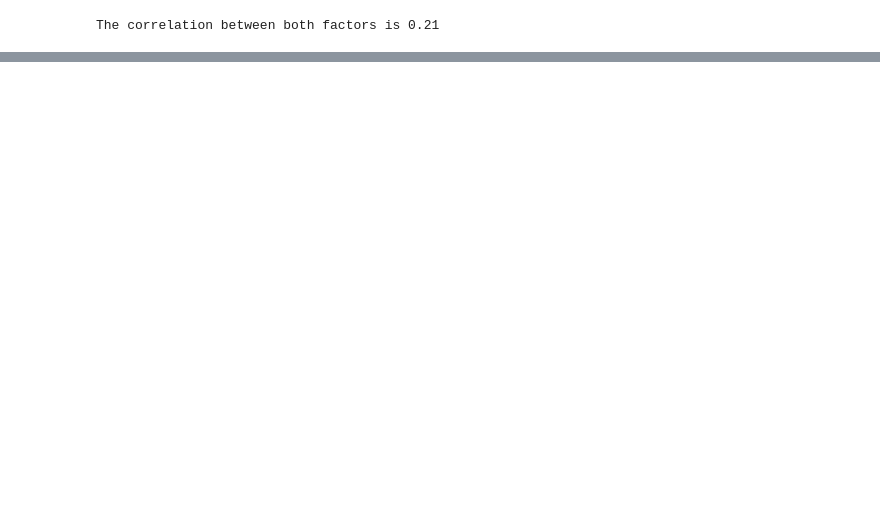
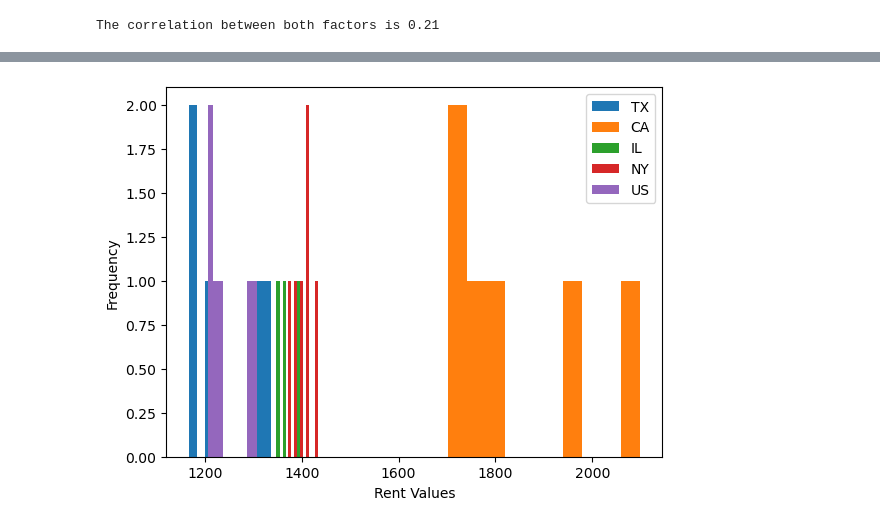
Before and after one commit to NoahShore/Group_7_Challenge_1, a Jupyter notebook: rent_data_analysis.ipynb, the cells around one changed output, grey strips where cells are left out. Saved outputs shown, nothing was run; the diff lists cells and outputs as text; code cells hidden in the pictures; blank space fills up the shorter version.

```diff
--- a/rent_data_analysis.ipynb
+++ b/rent_data_analysis.ipynb
@@ -634,0 +655,19 @@ plt.show()
+# %%
+# New dataframe where the states are the columns
+# New dataframe where the states are the columns
+ALL_yearly_rent_df_t= ALL_yearly_rent_df[["2011", "2012", "2013", "2014", "2015", "2016"]].T
+# %%
+# Histogram
+labels = []
+for state in ALL_yearly_rent_df_t.columns:
+    plt.hist(ALL_yearly_rent_df_t[state])
+    labels.append(state)
+
+    plt.xlabel('Rent Values')
+    plt.ylabel('Frequency')
+    # plt.title('Histogram of Rent')
+
+plt.legend(labels)
+plt.show()
+# %% [output]
+[figure, added]
```
Also changed, not shown: parts of 20 cells of this notebook, 6 other files.
